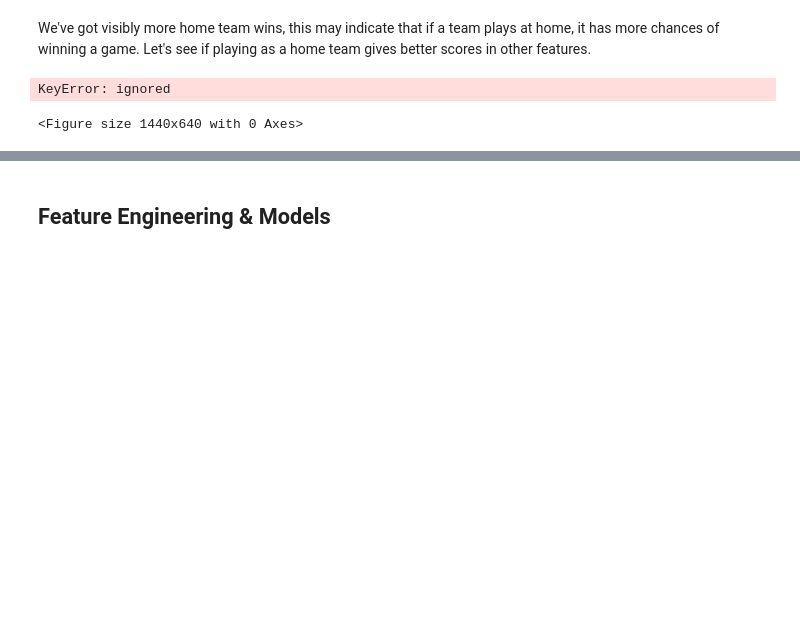
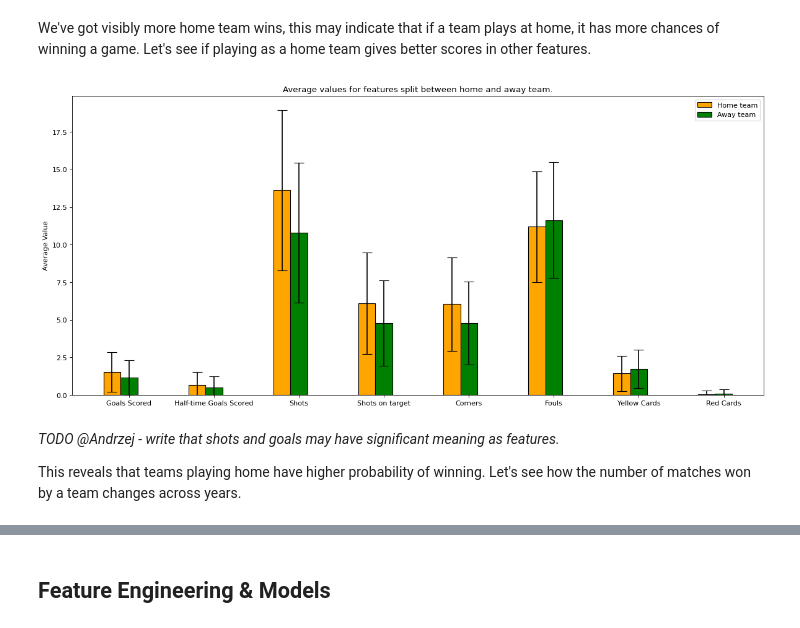
Before and after one commit to Adamliu1/GCW_0036, a Jupyter notebook: Group_N_draft(1).ipynb, the cells around one changed output, grey strips where cells are left out. Cells and saved outputs as stored; diff of their text form; code cells hidden in the pictures; blank space fills up the shorter version.

```diff
--- a/Group_N_draft(1).ipynb
+++ b/Group_N_draft(1).ipynb
@@ -189,33 +451,39 @@ sns.histplot(df_epl, x='FTR')
 [figure]
 # %% [markdown]
 We've got visibly more home team wins, this may indicate that if a team plays at home, it has more chances of winning a game. Let's see if playing as a home team gives better scores in other features.
+# %%
+describe_df = df_epl.describe()
 # %%
+# Graph inspired by https://armantee.github.io/predicting/
+
+home_features = ['FTHG','HTHG','HS','HST','HC','HF','HY','HR']
+away_features = ['FTAG','HTAG','AS','AST','AC','AF','AY','AR']
 fig=plt.figure(figsize=(18, 8), dpi= 80, facecolor='w', edgecolor='k')
 
 # width of the bars
-barWidth = 0.3
-# Choose the height of the blue bars
-bars1 = np.array(df_epl[1:2][(['FTHG','HTHG','HS','HST','HHW','HC','HF','HO','HY','HR'])]).flatten()
-# Choose the height of the cyan bars
-bars2 = np.array(df_epl[1:2][(['FTAG','HTAG','AS','AST','AHW','AC','AF','AO','AY','AR'])]).flatten()
-# Choose the height of the error bars (bars1)
-yer1 = np.array(df_epl[2:3][(['FTHG','HTHG','HS','HST','HHW','HC','HF','HO','HY','HR'])]).flatten()
-# Choose the height of the error bars (bars2)
-yer2 = np.array(df_epl[2:3][(['FTAG','HTAG','AS','AST','AHW','AC','AF','AO','AY','AR'])]).flatten()
+barWidth = 0.2
+bars1 = np.array(describe_df.iloc[1, :][home_features]).flatten()
+bars2 = np.array(describe_df.iloc[1, :][away_features]).flatten()
+yer1 = np.array(describe_df.iloc[2, :][home_features]).flatten()
+yer2 = np.array(describe_df.iloc[2, :][away_features]).flatten()
 # The x position of bars
 r1 = np.arange(len(bars1.flatten()))
 r2 = [x + barWidth for x in r1]
 # Create blue bars
-plt.bar(r1, bars1, width = barWidth, color = 'blue', edgecolor = 'black', yerr=yer1, capsize=7, label='Home_Side')
+plt.bar(r1, bars1, width = barWidth, color = 'orange', edgecolor = 'black', yerr=yer1, capsize=7, label='Home team')
 # Create cyan bars
-plt.bar(r2, bars2, width = barWidth, color = 'red', edgecolor = 'black', yerr=yer2, capsize=7, label='Away_Side')
+plt.bar(r2, bars2, width = barWidth, color = 'green', edgecolor = 'black', yerr=yer2, capsize=7, label='Away team')
 # general layout
-plt.xticks([r + barWidth for r in range(len(bars1))], ['Goals Scored', 'Half-time Gaols Scored', 'Shots','Shots on target','Hit Woodwork', 'Corners','Fouls','Offsides','Yellow Cards','Red Cards','Booking points'])
+plt.xticks([r + barWidth for r in range(len(bars1))], ['Goals Scored', 'Half-time Goals Scored', 'Shots','Shots on target', 'Corners','Fouls','Yellow Cards','Red Cards'])
 plt.ylabel('Average Value')
 plt.ylim(0)
+plt.title("Average values for features split between home and away team.")
 plt.legend()
 # Show graphic
 plt.show()
 # %% [output]
-KeyError: ignored
-<Figure size 1440x640 with 0 Axes>
+[figure, added]
+# %% [markdown]
+*TODO @Andrzej - write that shots and goals may have significant meaning as features.*
+
+This reveals that teams playing home have higher probability of winning. Let's see how the number of matches won by a team changes across years.
```
Also changed, not shown: parts of 93 cells of this notebook, 3 other files.
